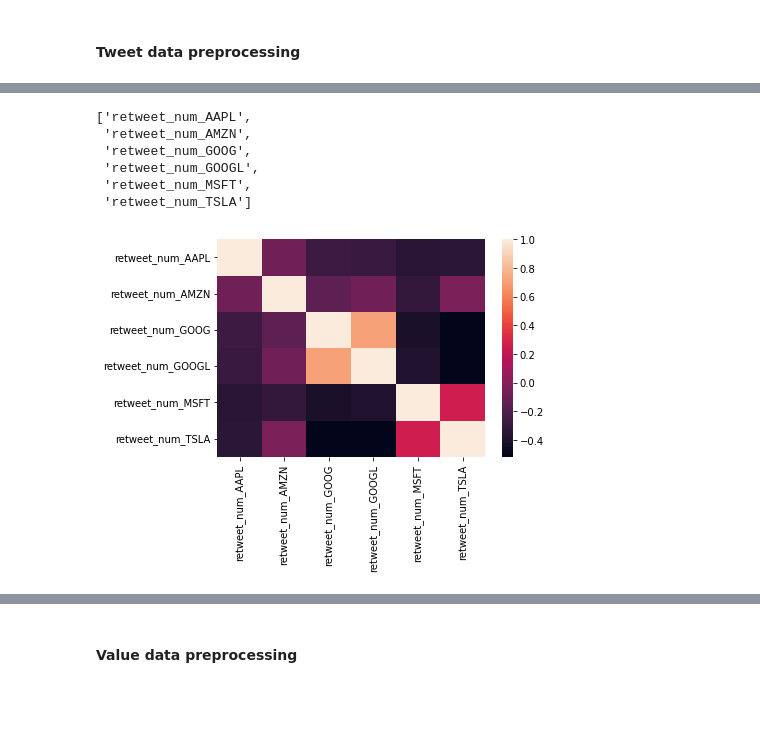
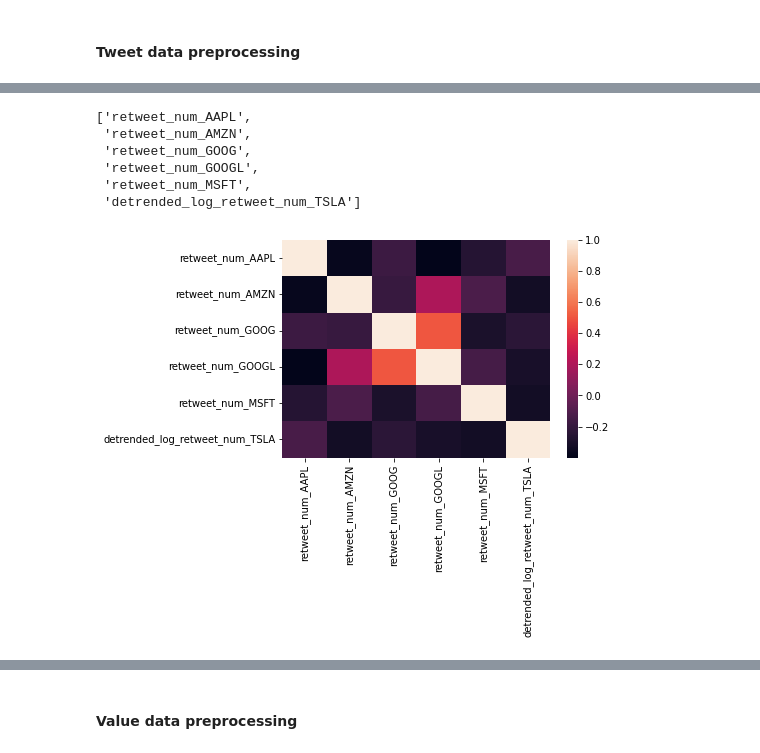
Before and after one commit to dssaenzml/ml703_timeSeriesCausalDiscovery, a Jupyter notebook: Pytrad/stocks_causal_discovery_pytrad.ipynb, the cells around one changed output, grey strips where cells are left out. Saved outputs shown, nothing was run; the diff lists cells and outputs as text; code cells hidden in the pictures; blank space fills up the shorter version.

```diff
--- a/Pytrad/stocks_causal_discovery_pytrad.ipynb
+++ b/Pytrad/stocks_causal_discovery_pytrad.ipynb
@@ -291,15 +329,30 @@ phase1 remove X1 --- X3 by sepset () pval:0.07654459673700642
 #### Tweet data preprocessing
 # %%
 from data import set_datetime, detrend_ts
+from pandas.tseries.offsets import BDay
 
+## Remove weekend values since the stock price is not given for these days
 tweet['date'] = set_datetime(tweet.post_date)
+isBusinessDay = BDay().onOffset
 
-tweetMetrics = tweet[['ticker_symbol', 'date', 'comment_num', 'retweet_num', 'like_num']]
+isBusinessDay
+match_series = pd.to_datetime(tweet['date']).map(isBusinessDay)
+tweetWD = tweet[match_series]
+
+tweetMetrics = tweetWD[['ticker_symbol', 'date', 'comment_num', 'retweet_num', 'like_num']]
 tweetMetrics = tweetMetrics.groupby(["ticker_symbol", "date"]).sum().reset_index()
 tweetMetrics = tweetMetrics.pivot(index='date', columns=['ticker_symbol'])
 tweetMetrics.columns = ["_".join(col) for col in tweetMetrics.columns]
+
+
+# 2019 year period
 tweetMetrics2019 = tweetMetrics[(tweetMetrics.index >= pd.to_datetime("2018/12/25")) \
     & (tweetMetrics.index <= pd.to_datetime("2019/12/31"))]
 
-tweetMetrics2019.head(3)
+# 2015 - 2019 year period
+tweetMetrics1519 = tweetMetrics[(tweetMetrics.index >= pd.to_datetime("2014/12/31")) \
+    & (tweetMetrics.index <= pd.to_datetime("2019/12/31"))]
+
+print(tweetMetrics1519.shape)
+tweetMetrics1519.head(3)
 # %% [output]
@@ -311,14 +365,14 @@ tweetMetrics2019.head(3)
 # %%
-for col in tweetMetrics2019.columns:
+for col in tweetMetrics1519.columns:
     print(f"Processing {col}")
-    if sum(tweetMetrics2019[col] == 0) > 0:
-        tweetMetrics2019[f'sqrt_{col}'] = np.sqrt(tweetMetrics2019[col])
-        tweetMetrics2019[f'detrended_sqrt_{col}'] = detrend_ts(tweetMetrics2019[f'sqrt_{col}'])
+    if sum(tweetMetrics1519[col] == 0) > 0:
+        tweetMetrics1519[f'sqrt_{col}'] = np.sqrt(tweetMetrics1519[col])
+        tweetMetrics1519[f'detrended_sqrt_{col}'] = detrend_ts(tweetMetrics1519[f'sqrt_{col}'])
     else:
-        tweetMetrics2019[f'log_{col}'] = np.log(tweetMetrics2019[col])
-        tweetMetrics2019[f'detrended_log_{col}'] = detrend_ts(tweetMetrics2019[f'log_{col}'])
+        tweetMetrics1519[f'log_{col}'] = np.log(tweetMetrics1519[col])
+        tweetMetrics1519[f'detrended_log_{col}'] = detrend_ts(tweetMetrics1519[f'log_{col}'])
 
-tweetMetrics2019 = tweetMetrics2019[-365:]
+tweetMetrics1519 = tweetMetrics1519[-1304:]
 # %% [output]
 Processing comment_num_AAPL
 Processing comment_num_AMZN
@@ -361,8 +415,8 @@ from statsmodels.tsa.stattools import zivot_andrews
 
 stationary_cols = []
 
-for col in tweetMetrics2019.columns:
-    adf_result = adfuller(tweetMetrics2019[col])
+for col in tweetMetrics1519.columns:
+    adf_result = adfuller(tweetMetrics1519[col])
     print(f'{col.upper()} test:')
     print(f'ADF Statistic: {adf_result[0]}')
     print('Critical Values:')
@@ -372,7 +426,7 @@ for col in tweetMetrics2019.columns:
     print("Non-Stationary") if adf_result[1] > 0.05 else print("Stationary")
 
     # t_stat, p_value, critical_values, _, _ = zivot_andrews(stationary_with_break[0].values)
-    za_result = zivot_andrews(tweetMetrics2019[col])
+    za_result = zivot_andrews(tweetMetrics1519[col])
     print(f'Zivot-Andrews Statistic: {za_result[0]:.2f}')
     for key, value in za_result[2].items():
         print('Critial Values:')
@@ -406,21 +460,23 @@ Non-Stationary
-# %%
-stationary_cols[6:12]
-# %% [output]
-['retweet_num_AAPL',
- 'retweet_num_AMZN',
- 'retweet_num_GOOG',
- 'retweet_num_GOOGL',
- 'retweet_num_MSFT',
- 'retweet_num_TSLA']
+# %%
+selected_stationary_cols = stationary_cols[5:10]
+selected_stationary_cols.append('detrended_log_retweet_num_TSLA')
+selected_stationary_cols
+# %% [output]
+['retweet_num_AAPL',
+ 'retweet_num_AMZN',
+ 'retweet_num_GOOG',
+ 'retweet_num_GOOGL',
+ 'retweet_num_MSFT',
+ 'detrended_log_retweet_num_TSLA']
 # %%
 import seaborn as sn
 
 # Correlation between Stationary variables
-corrMatrix = tweetMetrics2019[stationary_cols[6:12]].corr().corr()
+corrMatrix = tweetMetrics1519[selected_stationary_cols].corr().corr()
 sn.heatmap(corrMatrix, annot=False)
 plt.show()
 # %% [output]
-[figure, old version]
+[figure, new version]
 # %%
 abs(corrMatrix[:]) > 0.75
 # %% [output]
```
Also changed, not shown: parts of 31 cells of this notebook, 1 other file.
